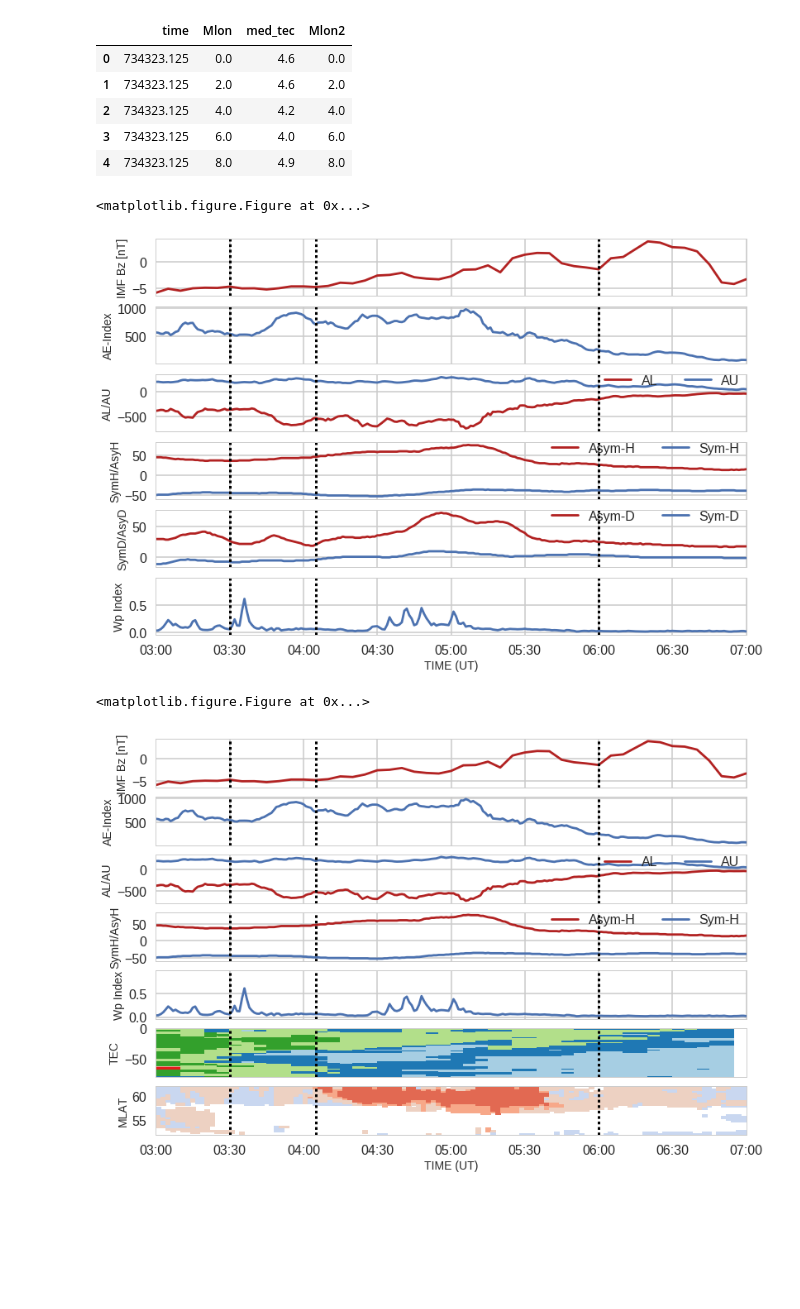
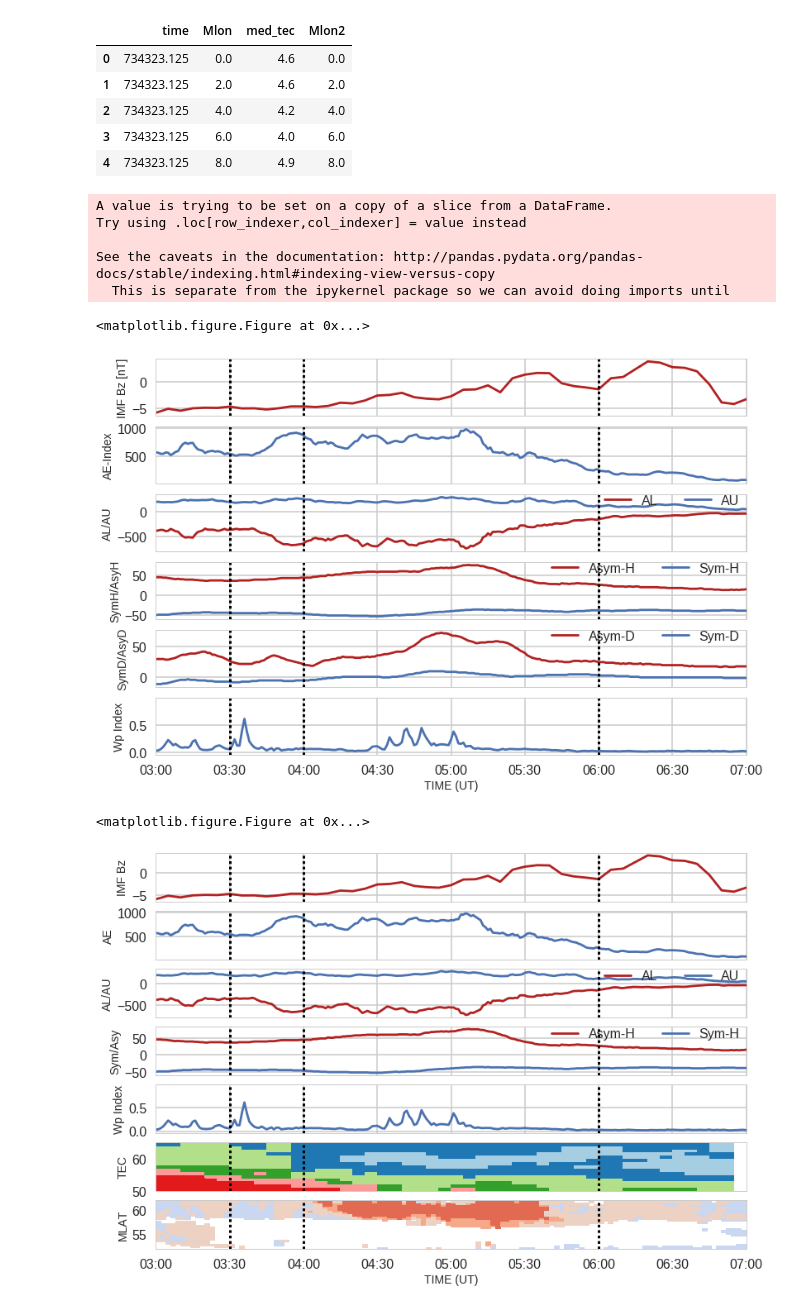
Before and after one commit to bharatreddy/scwsaps, a Jupyter notebook: ipy/gmag.ipynb, the cells around one changed output. Drawn from its saved outputs; the diff is of its cells as text; code cells hidden in the pictures; blank space fills up the shorter version.

Commit message:
tec plots

```diff
--- a/ipy/gmag.ipynb
+++ b/ipy/gmag.ipynb
@@ -19,7 +19,7 @@ startDate = datetime.datetime(2011,7,5,3,0)#datetime.datetime(2011,5,16,7,30)#da
 endDate = datetime.datetime(2011,7,5,7,0)#datetime.datetime(2011,5,16,9,30)#datetime.datetime(2011,6,8,8,0)#
 
 selDtList =  [ datetime.datetime(2011,7,5,3,30),\
-              datetime.datetime(2011,7,5,4,5),\
+              datetime.datetime(2011,7,5,4,0),\
              datetime.datetime(2011,7,5,6,0) ]
 # [ datetime.datetime(2011,6,8,4,30), datetime.datetime(2011,6,8,4,0), datetime.datetime(2011,6,8,6,0) ]#
 
@@ -133,6 +133,24 @@ See the caveats in the documentation: http://pandas.pydata.org/pandas-docs/stabl
 | 2 | 734323.125 | 4.0 | 4.2 | 4.0 |
 | 3 | 734323.125 | 6.0 | 4.0 | 6.0 |
 | 4 | 734323.125 | 8.0 | 4.9 | 8.0 |
+# %%
+# A different type of TEC trough plot
+selDF = tecDF[ ((tecDF["date"] >= startDate) &\
+                       (tecDF["date"] <= endDate) &\
+                    (tecDF["Mlat"] <= trghLatRange[1]) &\
+                       (tecDF["Mlat"] >= trghLatRange[0]) )]
+selDF["time"] = [ date2num(x) for x in selDF["date"] ]
+selDF = selDF[ ["Mlat", "time", "med_tec"]\
+             ].groupby( ["Mlat", "time"] ).median().reset_index()
+
+plotmedFiltTECDF = selDF[ ["Mlat", "time",\
+                        "med_tec"] ].pivot( "Mlat", "time" )
+# %% [output]
+A value is trying to be set on a copy of a slice from a DataFrame.
+Try using .loc[row_indexer,col_indexer] = value instead
+
+See the caveats in the documentation: http://pandas.pydata.org/pandas-docs/stable/indexing.html#indexing-view-versus-copy
+  This is separate from the ipykernel package so we can avoid doing imports until
 # %%
 # Setup Fig
 sns.set_style("whitegrid")
@@ -194,7 +212,7 @@ for sd in selDtList:
 f.savefig( "../plots/gmag-" + startDate.strftime("%Y%m%d") + ".eps",bbox_inches='tight' )
 # %% [output]
 <matplotlib.figure.Figure at 0x...>
-[figure, old version]
+[figure, new version]
 # %%
 # Setup Fig
 sns.set_style("whitegrid")
@@ -217,12 +235,19 @@ mlonValsTec = plotDF.columns.levels[1].values
 
 timeCntrTec, mlonCntrTec  = numpy.meshgrid( timeValsTec, mlonValsTec )
 # Mask the nan values! pcolormesh can't handle them well!
-tecVals = numpy.ma.masked_where(\
-                numpy.isnan(plotDF["med_tec"].values),\
-                plotDF["med_tec"].values)
-tecPlot = axArr[5].pcolormesh(timeCntrTec.T, mlonCntrTec.T , tecVals,\
-                        cmap=ListedColormap(sns.color_palette("Paired")),\
-                        vmin=tecScale[0],vmax=tecScale[1])
+# tecVals = numpy.ma.masked_where(\
+#                 numpy.isnan(plotDF["med_tec"].values),\
+#                 plotDF["med_tec"].values)
+# tecPlot = axArr[5].pcolormesh(timeCntrTec.T, mlonCntrTec.T , tecVals,\
+#                         cmap=ListedColormap(sns.color_palette("Paired")),\
+#                         vmin=tecScale[0],vmax=tecScale[1])
+
+seaMapTec = ListedColormap(sns.color_palette("Paired"))
+mlatValsTec = plotmedFiltTECDF.index.values
+timeValsTec = plotmedFiltTECDF.columns.levels[1].values
+mlatCntrTec, timeCntrTec  = numpy.meshgrid( mlatValsTec, timeValsTec )
+med_tecVals = numpy.ma.masked_where(numpy.isnan(plotmedFiltTECDF["med_tec"].values),plotmedFiltTECDF["med_tec"].values)
+tecPlot = axArr[5].pcolormesh(timeCntrTec, mlatCntrTec,med_tecVals.T,cmap=seaMapTec)
 
 # SD RTI
 rtiPlot = axArr[6].pcolormesh(timeCntr, mlatCntr, vLosVals,\
@@ -231,39 +256,39 @@ rtiPlot = axArr[6].pcolormesh(timeCntr, mlatCntr, vLosVals,\
 
 
 # ax labels
-axArr[0].set_ylabel("IMF Bz [nT]", fontsize=14)
-axArr[1].set_ylabel("AE-Index", fontsize=14)
+axArr[0].set_ylabel("IMF Bz", fontsize=14)
+axArr[1].set_ylabel("AE", fontsize=14)
 axArr[2].set_ylabel("AL/AU", fontsize=14)
-axArr[3].set_ylabel("SymH/AsyH", fontsize=14)
+axArr[3].set_ylabel("Sym/Asy", fontsize=14)
 axArr[4].set_ylabel("Wp Index", fontsize=14)
 axArr[5].set_ylabel("TEC", fontsize=14)
 axArr[6].set_ylabel("MLAT", fontsize=14)
 # x-label
 axArr[-1].set_xlabel("TIME (UT)", fontsize=14)
 
 # format the axes
 axArr[-1].set_ylim( sapsMlatRange )
 
 # set y limits
-axArr[5].set_ylim( [ -80, -40 ] )
+# axArr[5].set_ylim( [ -80, -40 ] )
 # if startDate.strftime("%Y%m%d") == "20110516":
 #     axArr[2].set_ylim( [-600, 600] )
 # else:
 #     axArr[2].set_ylim( [-750, 750] )
 # axArr[3].set_ylim( [-60, 60] )
 
 # plot legend
 axArr[2].legend( bbox_to_anchor=(0., 1.02, 1., .102), loc=1, ncol=2, borderaxespad=0.1 )
 axArr[3].legend( bbox_to_anchor=(0., 1.02, 1., .102), loc=1, ncol=2, borderaxespad=0.1 )
 
 # plot vertical lines
 for sd in selDtList:
     for axx in axArr:
         axx.get_xaxis().set_major_formatter(DateFormatter('%H:%M'))
         axx.set_xlim( [startDate, endDate] )
         axx.axvline( x=sd, c='k', linestyle=":", linewidth=3. )
 
 f.savefig( "../plots/gmag-rti-" + startDate.strftime("%Y%m%d") + ".eps",bbox_inches='tight' )
 # %% [output]
 <matplotlib.figure.Figure at 0x...>
-[figure, old version]
+[figure, new version]
```
Also changed, not shown: 2 other files.
